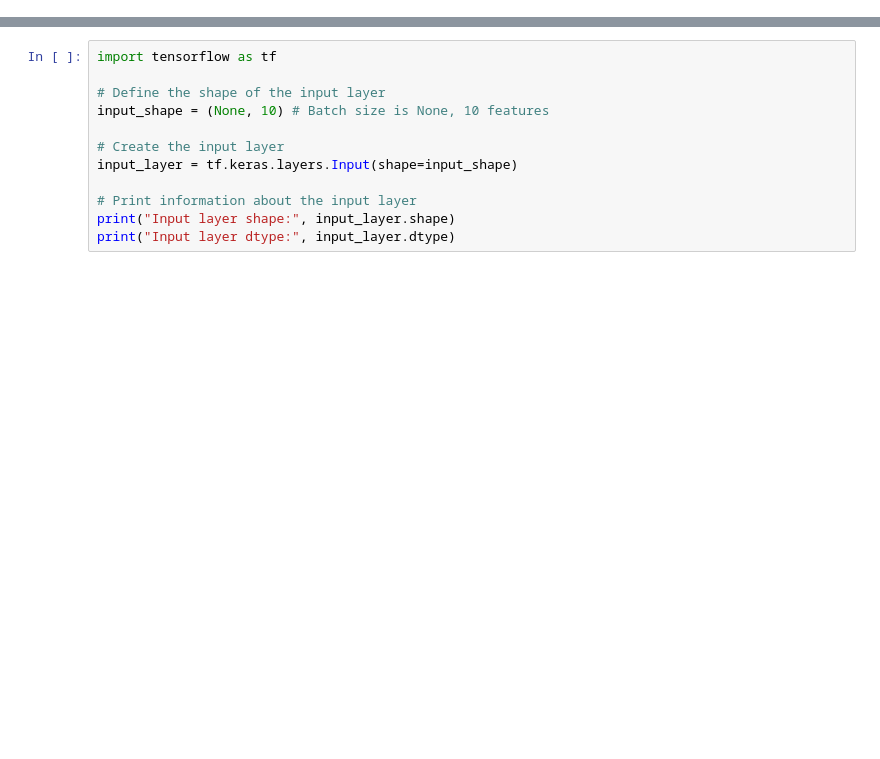
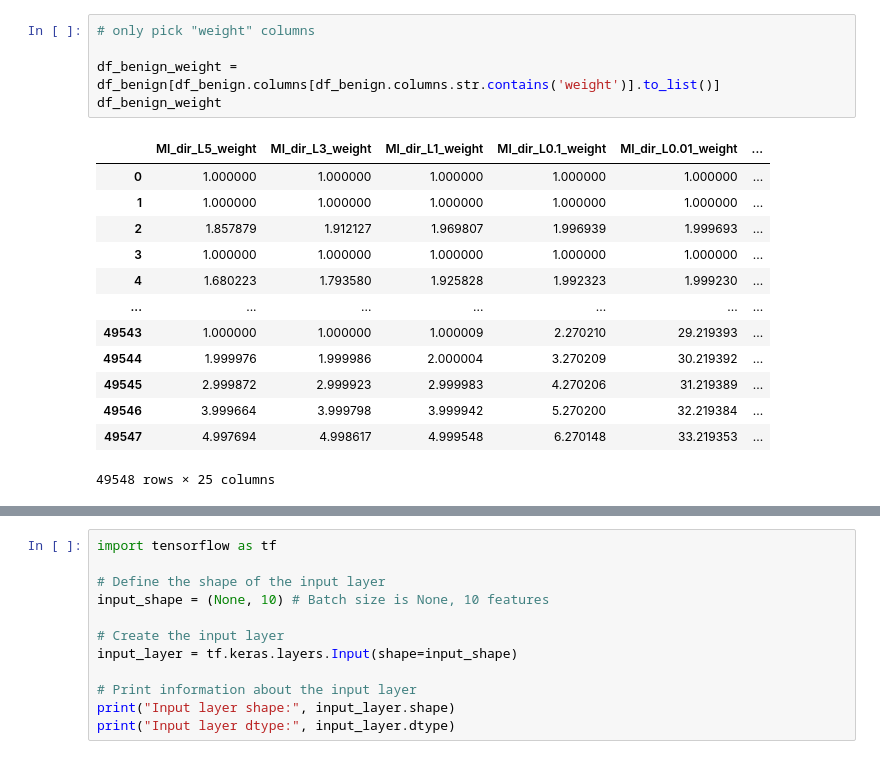
Before and after one commit to TaufiqOdhi/botnet-image-processing, a Jupyter notebook: main.ipynb, the cells around one changed output, grey strips where cells are left out. Saved outputs shown, nothing was run; the diff lists cells and outputs as text; blank space fills up the shorter version.

```diff
--- a/main.ipynb
+++ b/main.ipynb
@@ -0,0 +34,19 @@
+# %%
+# only pick "weight" columns
+
+df_benign_weight = df_benign[df_benign.columns[df_benign.columns.str.contains('weight')].to_list()]
+df_benign_weight
+# %% [output]
+|  | MI_dir_L5_weight | MI_dir_L3_weight | MI_dir_L1_weight | MI_dir_L0.1_weight | MI_dir_L0.01_weight | ... |
+| 0 | 1.000000 | 1.000000 | 1.000000 | 1.000000 | 1.000000 | ... |
+| 1 | 1.000000 | 1.000000 | 1.000000 | 1.000000 | 1.000000 | ... |
+| 2 | 1.857879 | 1.912127 | 1.969807 | 1.996939 | 1.999693 | ... |
+| 3 | 1.000000 | 1.000000 | 1.000000 | 1.000000 | 1.000000 | ... |
+| 4 | 1.680223 | 1.793580 | 1.925828 | 1.992323 | 1.999230 | ... |
+| ... | ... | ... | ... | ... | ... | ... |
+| 49543 | 1.000000 | 1.000000 | 1.000009 | 2.270210 | 29.219393 | ... |
+| 49544 | 1.999976 | 1.999986 | 2.000004 | 3.270209 | 30.219392 | ... |
+| 49545 | 2.999872 | 2.999923 | 2.999983 | 4.270206 | 31.219389 | ... |
+| 49546 | 3.999664 | 3.999798 | 3.999942 | 5.270200 | 32.219384 | ... |
+| 49547 | 4.997694 | 4.998617 | 4.999548 | 6.270148 | 33.219353 | ... |
+49548 rows × 25 columns
```
Also changed, not shown: parts of 22 cells of this notebook, 2 other files.
